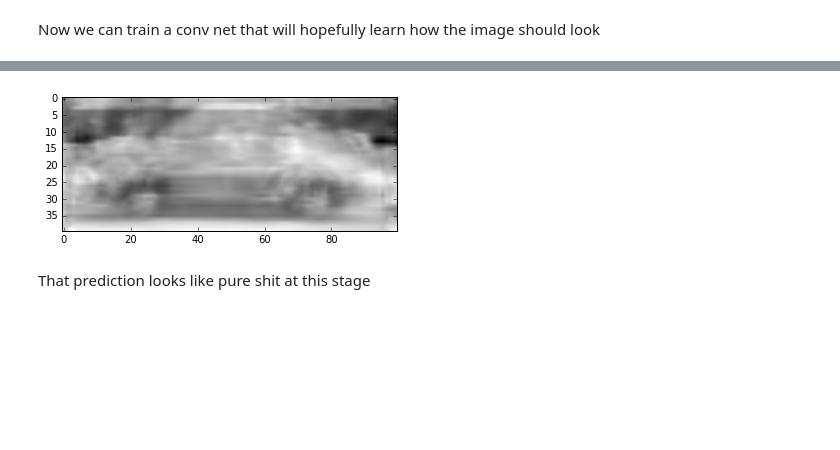
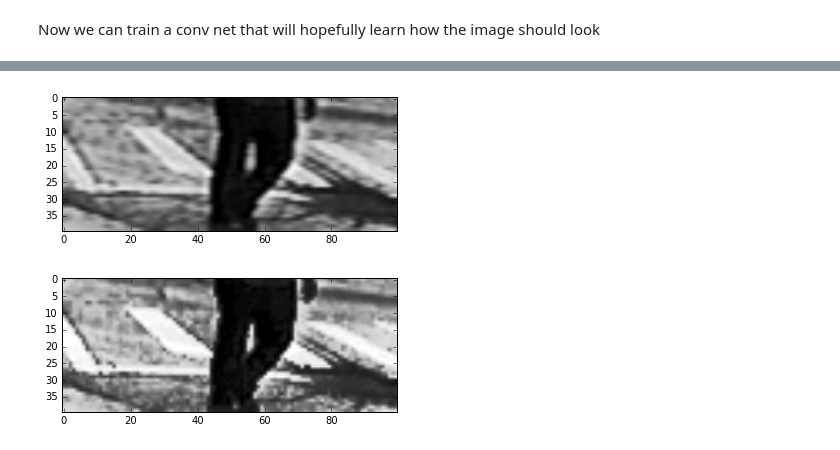
Before and after one commit to maxpolaczuk/Super-resolution-convolution-neural-nets, a Jupyter notebook: Car SuperResolution.ipynb, the cells around one changed output, grey strips where cells are left out. Cells and saved outputs as stored; diff of their text form; code cells hidden in the pictures; blank space fills up the shorter version.

```diff
--- a/Car SuperResolution.ipynb
+++ b/Car SuperResolution.ipynb
@@ -65,12 +40,12 @@ def input_creator(img):
 
     return(ima)
 # %%
-''' show all image files under the '''
+''' show all image files under the directory '''
 
-directory = 'C:\\Users\\Max.Polaczuk\\Downloads\\CarData\\CarData\\TrainImages'
+directory = '/home/max/Documents/car conv/TrainImages'
 for filename in os.listdir(directory):
     if filename.endswith(".pgm") or filename.endswith(".py"):
-        print(os.path.join(directory, filename))
+        #print(os.path.join(directory, filename))
         continue
     else:
         continue
@@ -102,5 +65,7 @@ C:\Users\Max.Polaczuk\Downloads\CarData\CarData\TrainImages\pos-99.pgm
 # %%
-directory = 'C:\\Users\\Max.Polaczuk\\Downloads\\CarData\\CarData\\TrainImages'
+import numpy as np
+
+directory = '/home/max/Documents/car conv/TrainImages'
 count = 0
 for filename in os.listdir(directory):
     if filename.endswith(".pgm") or filename.endswith(".py"):
@@ -148,8 +115,9 @@ model.add(Convolution2D(50, 4, 4,activation = 'relu', border_mode='same'))
 model.add(Convolution2D(1, 3, 3,activation = 'relu', border_mode='same'))
 model.compile(optimizer = 'rmsprop', loss = 'mse')
 # %%
-hist = model.fit(x= inputs, y = targets, nb_epoch = 1, batch_size = 10,callbacks=[history])
-loss.append(hist.history['loss'][0])
-print(loss)
+for i in range(2):
+    hist = model.fit(x= inputs, y = targets, nb_epoch = 1, batch_size = 50,callbacks=[history])
+    loss.append(hist.history['loss'][0])
+    print(loss)
 # %% [output]
 Epoch 1/1
@@ -158,2 +129,5 @@ Damn this training speed is aids, need to get on me linux 420 blaze it fgt rekt
 # %%
 pred = model.predict(inputs)
+# %%
+''' choose picture idx to show below... '''
+pic = 3
@@ -160,8 +140,12 @@ pred = model.predict(inputs)
 # %%
 ''' view these predictions... '''
-pyplot.imshow(np.reshape(pred[0],(40,100)), pyplot.cm.gray)
+pyplot.imshow(np.reshape(pred[pic],(40,100)), pyplot.cm.gray)
 pyplot.show()
 # %% [output]
-[figure, old version]
+[figure, new version]
-# %% [markdown]
-That prediction looks like pure shit at this stage
+# %%
+''' TRUE '''
+pyplot.imshow(np.reshape(targets[pic],(40,100)), pyplot.cm.gray)
+pyplot.show()
+# %% [output]
+[figure, added]
```
Also changed, not shown: parts of 11 cells of this notebook.
